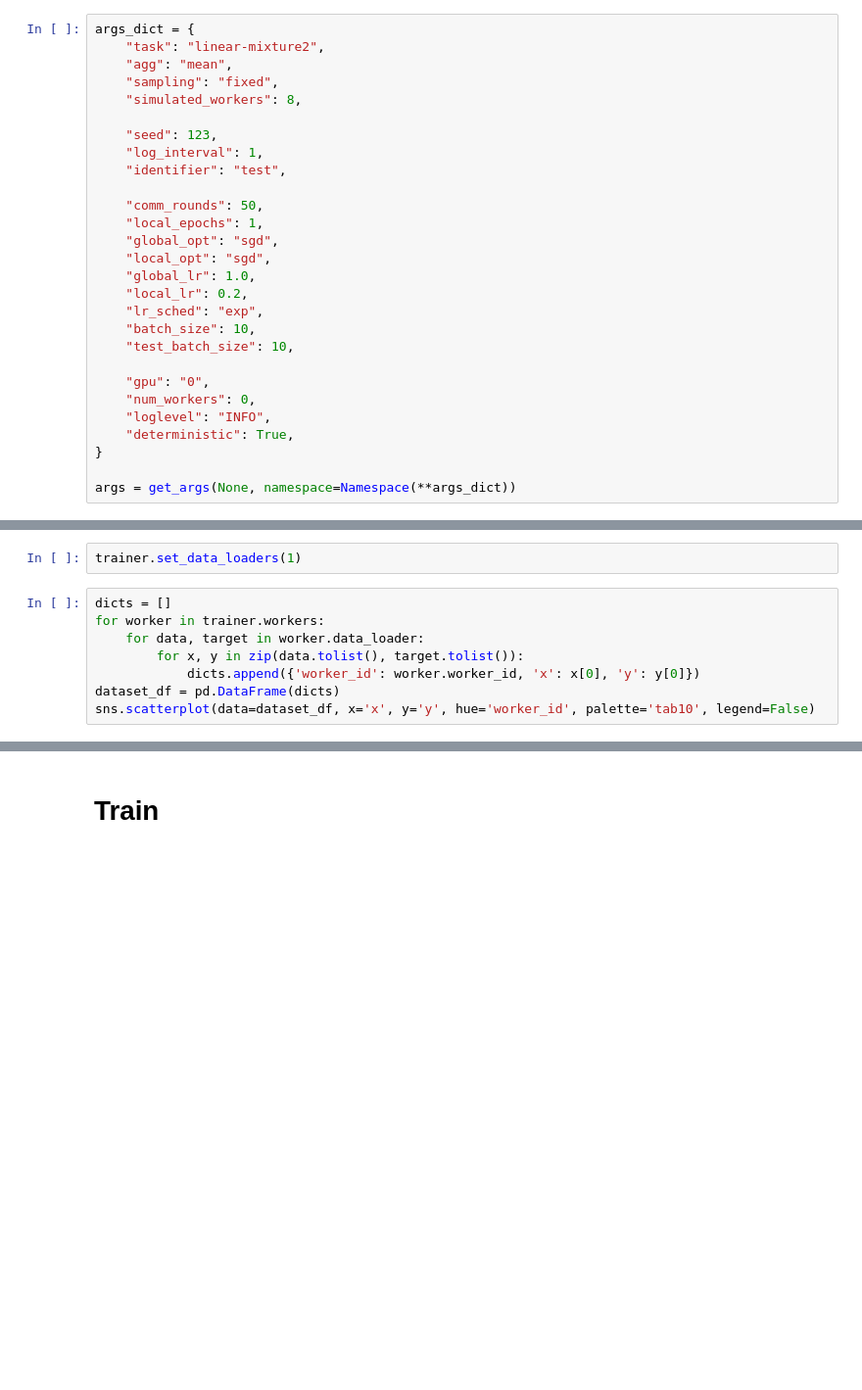
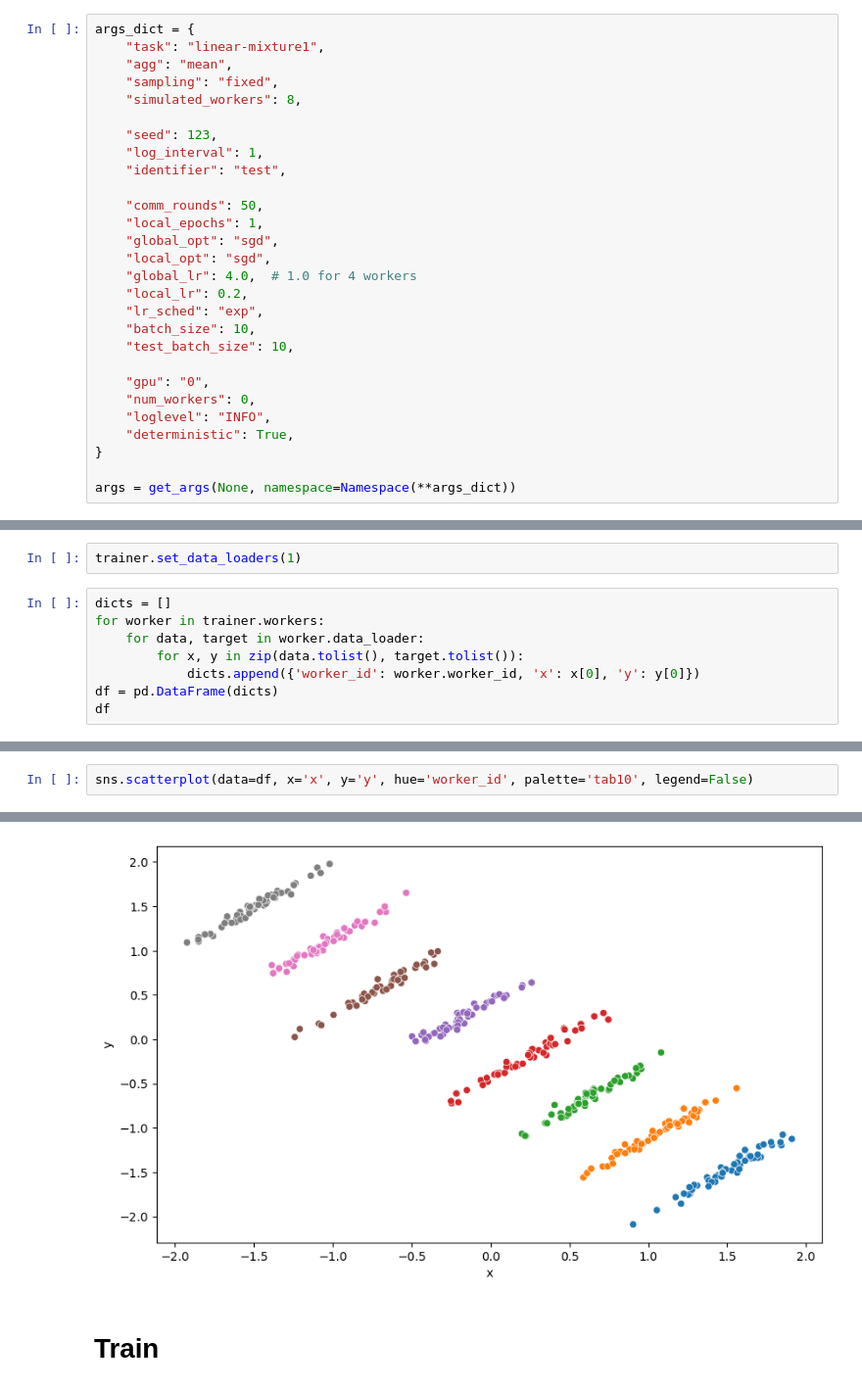
Before and after one commit to zeligism/PaDPaF, a Jupyter notebook: notebooks/linear_disentanglement_simple.ipynb, the cells around one changed output, grey strips where cells are left out. Shown: that part at 98% size. Saved outputs shown, nothing was run; the diff lists cells and outputs as text; blank space fills up the shorter version.

```diff
--- a/notebooks/linear_disentanglement_simple.ipynb
+++ b/notebooks/linear_disentanglement_simple.ipynb
@@ -42,7 +42,7 @@ from simulator import ParallelTrainer, DistributedEvaluator
 # Hyperparameters
 # %%
 args_dict = {
-    "task": "linear-mixture2",
+    "task": "linear-mixture1",
     "agg": "mean",
     "sampling": "fixed",
     "simulated_workers": 8,
@@ -55,7 +55,7 @@ args_dict = {
     "local_epochs": 1,
     "global_opt": "sgd",
     "local_opt": "sgd",
-    "global_lr": 1.0,
+    "global_lr": 4.0,  # 1.0 for 4 workers
     "local_lr": 0.2,
     "lr_sched": "exp",
     "batch_size": 10,
@@ -192,6 +192,6 @@ for worker in trainer.workers:
     for data, target in worker.data_loader:
         for x, y in zip(data.tolist(), target.tolist()):
             dicts.append({'worker_id': worker.worker_id, 'x': x[0], 'y': y[0]})
-dataset_df = pd.DataFrame(dicts)
-sns.scatterplot(data=dataset_df, x='x', y='y', hue='worker_id', palette='tab10', legend=False)
+df = pd.DataFrame(dicts)
+df
 # %% [output]
@@ -199,0 +211,3 @@ sns.scatterplot(data=dataset_df, x='x', y='y', hue='worker_id', palette='tab10',
+# %%
+sns.scatterplot(data=df, x='x', y='y', hue='worker_id', palette='tab10', legend=False)
+# %% [output]
@@ -200,3 +215,4 @@ sns.scatterplot(data=dataset_df, x='x', y='y', hue='worker_id', palette='tab10',
+[figure, added]
 # %% [markdown]
 # Train
 # %% [markdown]
```
Also changed, not shown: parts of 16 cells of this notebook, 4 other files.
